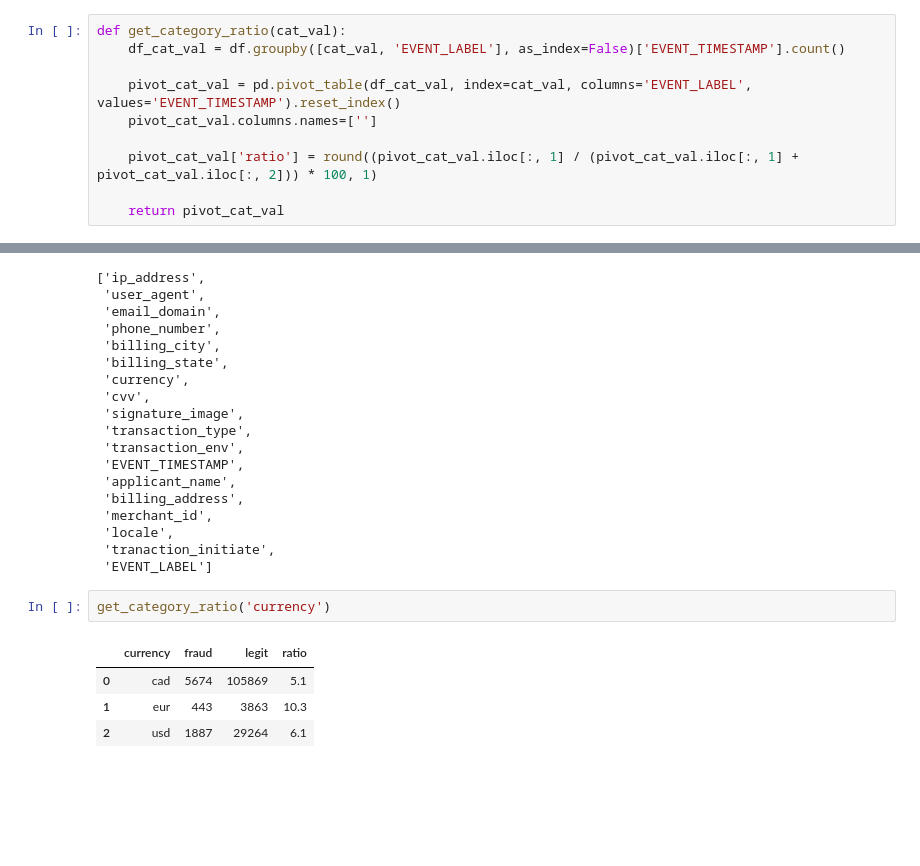
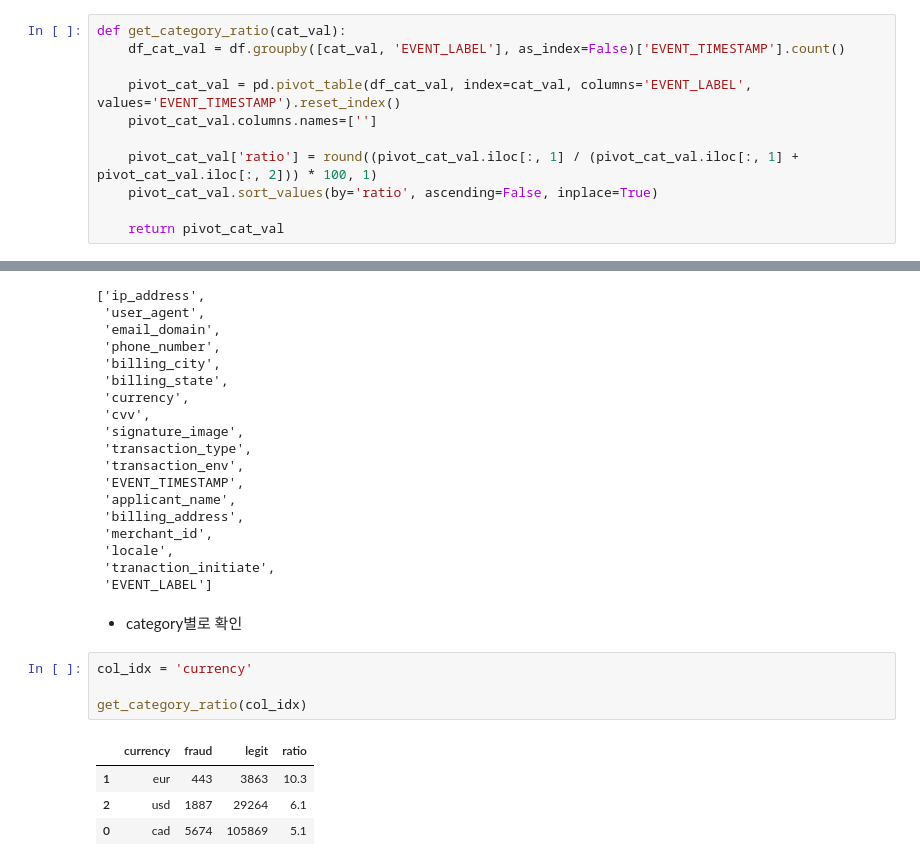
Before and after one commit to seonydg/ml-classification-predicting-credit-card-fraud-transactions, a Jupyter notebook: Predicting Credit Card Fraud Transactions.ipynb, the cells around one changed output, grey strips where cells are left out. Drawn from its saved outputs; the diff is of its cells as text; blank space fills up the shorter version.

```diff
--- a/Predicting Credit Card Fraud Transactions.ipynb
+++ b/Predicting Credit Card Fraud Transactions.ipynb
@@ -416,6 +416,7 @@ def get_category_ratio(cat_val):
     pivot_cat_val.columns.names=['']
 
     pivot_cat_val['ratio'] = round((pivot_cat_val.iloc[:, 1] / (pivot_cat_val.iloc[:, 1] + pivot_cat_val.iloc[:, 2])) * 100, 1)
+    pivot_cat_val.sort_values(by='ratio', ascending=False, inplace=True)
 
     return pivot_cat_val
 # %%
@@ -439,12 +440,16 @@ categorical_lists
  'locale',
  'tranaction_initiate',
  'EVENT_LABEL']
-# %%
-get_category_ratio('currency')
-# %% [output]
-|  | currency | fraud | legit | ratio |
-| 0 | cad | 5674 | 105869 | 5.1 |
-| 1 | eur | 443 | 3863 | 10.3 |
-| 2 | usd | 1887 | 29264 | 6.1 |
+# %% [markdown]
+- category별로 확인
+# %%
+col_idx = 'currency'
+
+get_category_ratio(col_idx)
+# %% [output]
+|  | currency | fraud | legit | ratio |
+| 1 | eur | 443 | 3863 | 10.3 |
+| 2 | usd | 1887 | 29264 | 6.1 |
+| 0 | cad | 5674 | 105869 | 5.1 |
 # %%
 plt.figure(figsize=(20, 8))
```
Also changed, not shown: parts of 1 cell of this notebook.
